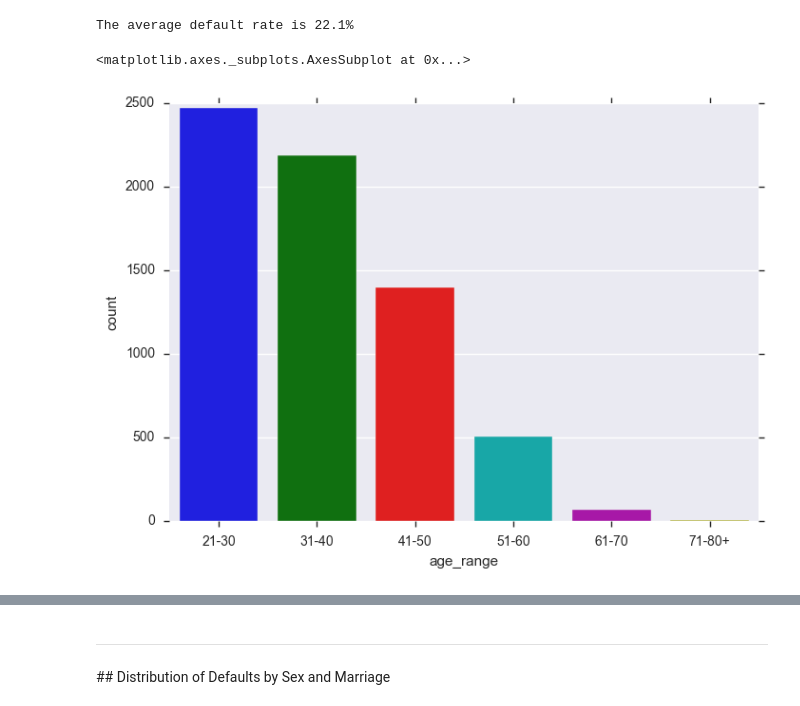
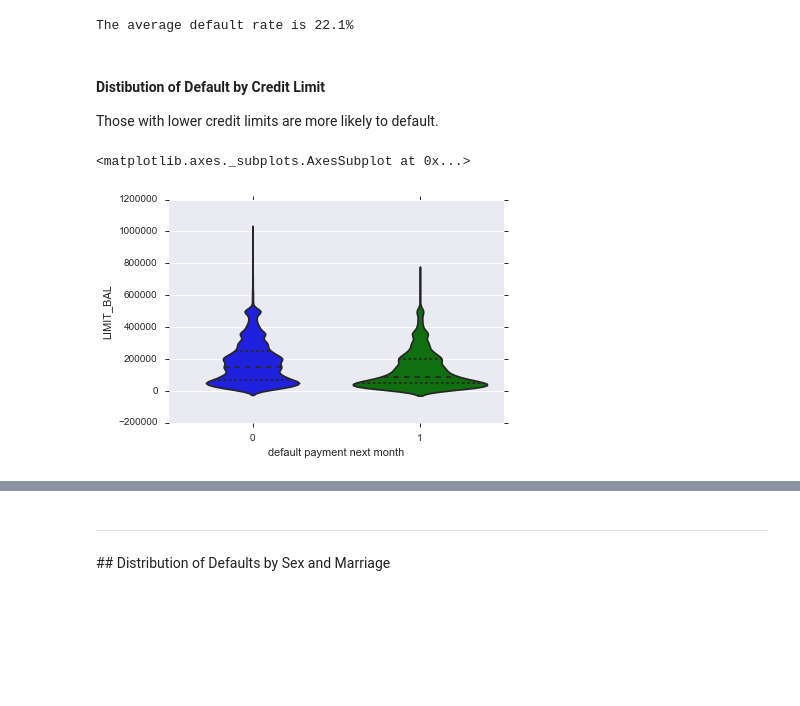
Before and after one commit to rlshuhart/MSDS7331_Project_1, a Jupyter notebook: MSDS7331_Project_1_Notebook.ipynb, the cells around one changed output, grey strips where cells are left out. Drawn from its saved outputs; the diff is of its cells as text; code cells hidden in the pictures; blank space fills up the shorter version.

```diff
--- a/MSDS7331_Project_1_Notebook.ipynb
+++ b/MSDS7331_Project_1_Notebook.ipynb
@@ -383,5 +391,8 @@ cc_data.groupby(['AGE_range']
+# %% [markdown]
+#### Distibution of Default by Credit Limit
+Those with lower credit limits are more likely to default.
 # %%
-sns.countplot(cc_data[cc_data['default payment next month']==1]['AGE_range'])
+sns.violinplot(data=cc_data, x='default payment next month',y='LIMIT_BAL', inner="quart")
 # %% [output]
 <matplotlib.axes._subplots.AxesSubplot at 0x...>
-[figure, old version]
+[figure, new version]
```
Also changed, not shown: parts of 61 cells of this notebook, 1 other file.
